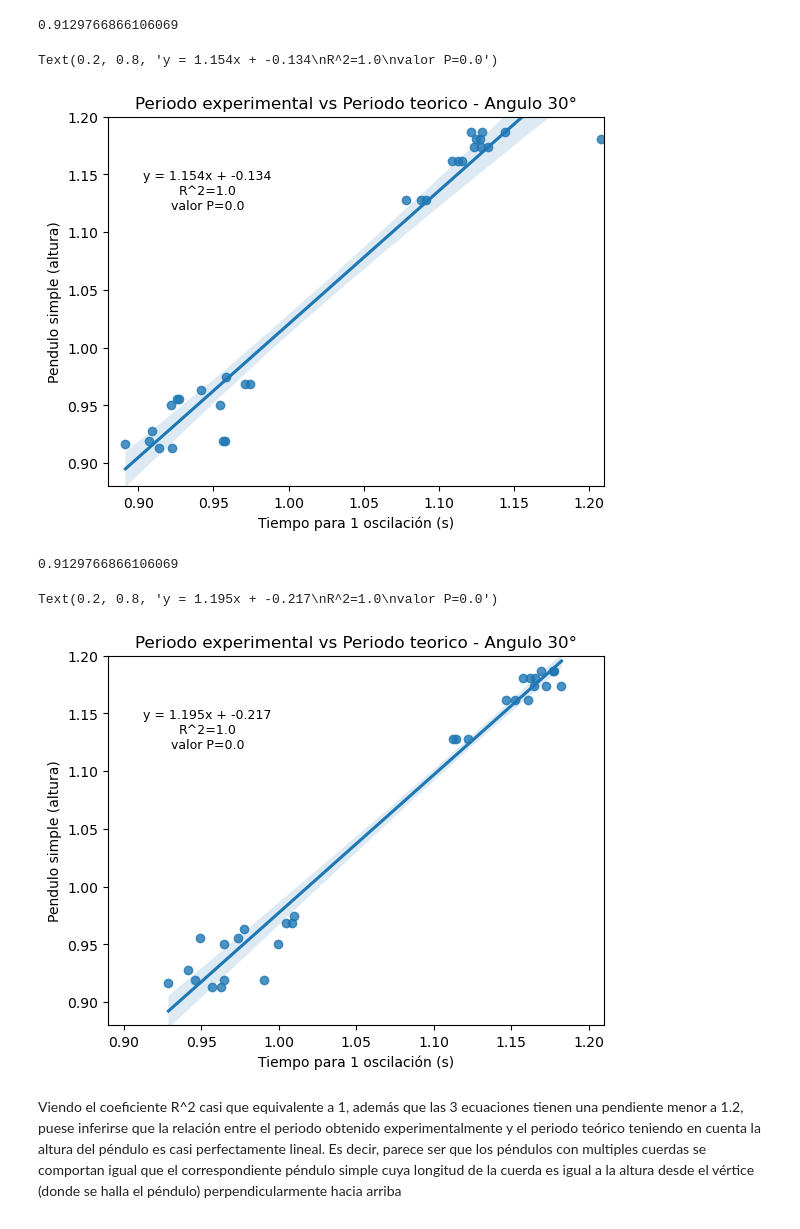
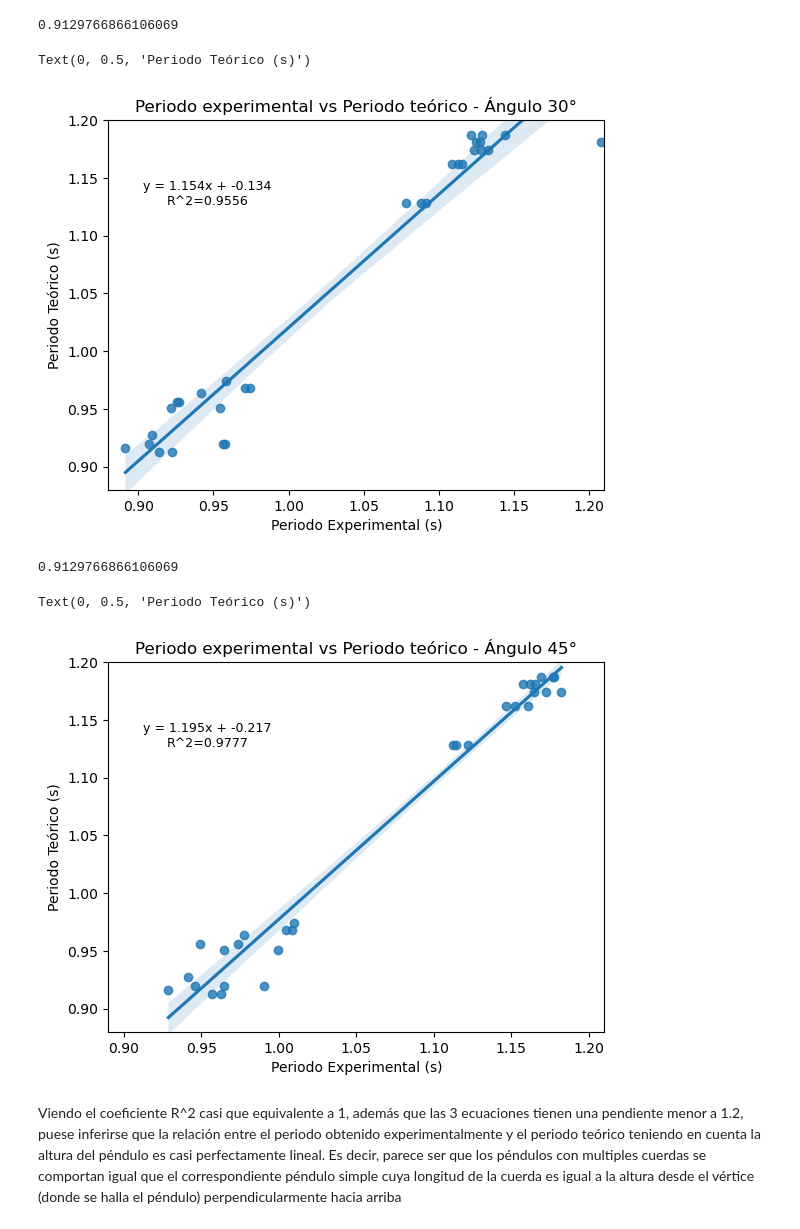
Before and after one commit to dnewbie25/pendulo-multiple, a Jupyter notebook: analisis.ipynb, the cells around one changed output. Drawn from its saved outputs; the diff is of its cells as text; code cells hidden in the pictures.

```diff
--- a/analisis.ipynb
+++ b/analisis.ipynb
@@ -51,17 +73,19 @@ angulo_30['Pendulo simple (altura)'].min()
 # %%
 grafico_30 = sns.regplot(data=angulo_30,x='Tiempo para 1 oscilación (s)', y='Pendulo simple (altura)')
 
 #regresion y su ecuacion con scipy
 slope, intercept, r, p, sterr = scipy.stats.linregress(x=grafico_30.get_lines()[0].get_xdata(),
                                                       y=grafico_30.get_lines()[0].get_ydata())
 
 grafico_30.set_xlim(0.88,1.21)
 grafico_30.set_ylim(0.88,1.2)
-plt.title('Periodo experimental vs Periodo teorico - Angulo 30°')
-plt.text(s=f'y = {round(slope,3)}x + {round(intercept,3)}\nR^2={r**2}\nvalor P={p}',x=0.2,y=0.8, fontsize=9, horizontalalignment='center',verticalalignment='center',transform = grafico_30.transAxes)
+plt.title('Periodo experimental vs Periodo teórico - Ángulo 30°')
+plt.text(s=f'y = {round(slope,3)}x + {round(intercept,3)}\nR^2={0.9556}',x=0.2,y=0.8, fontsize=9, horizontalalignment='center',verticalalignment='center',transform = grafico_30.transAxes)
+plt.xlabel("Periodo Experimental (s)")
+plt.ylabel("Periodo Teórico (s)")
 # %% [output]
-Text(0.2, 0.8, 'y = 1.154x + -0.134\nR^2=1.0\nvalor P=0.0')
+Text(0, 0.5, 'Periodo Teórico (s)')
-[figure, old version]
+[figure, new version]
 # %%
 angulo_45['Pendulo simple (altura)'].min()
 # %% [output]
@@ -75,11 +99,13 @@ slope, intercept, r, p, sterr = scipy.stats.linregress(x=grafico_45.get_lines()[
 
 grafico_45.set_xlim(0.89,1.21)
 grafico_45.set_ylim(0.88,1.2)
-plt.title('Periodo experimental vs Periodo teorico - Angulo 30°')
-plt.text(s=f'y = {round(slope,3)}x + {round(intercept,3)}\nR^2={r**2}\nvalor P={p}',x=0.2,y=0.8, fontsize=9, horizontalalignment='center',verticalalignment='center',transform = grafico_45.transAxes)
+plt.title('Periodo experimental vs Periodo teórico - Ángulo 45°')
+plt.text(s=f'y = {round(slope,3)}x + {round(intercept,3)}\nR^2={0.9777}',x=0.2,y=0.8, fontsize=9, horizontalalignment='center',verticalalignment='center',transform = grafico_45.transAxes)
+plt.xlabel("Periodo Experimental (s)")
+plt.ylabel("Periodo Teórico (s)")
 # %% [output]
-Text(0.2, 0.8, 'y = 1.195x + -0.217\nR^2=1.0\nvalor P=0.0')
+Text(0, 0.5, 'Periodo Teórico (s)')
-[figure, old version]
+[figure, new version]
 # %% [markdown]
 Viendo el coeficiente R^2 casi que equivalente a 1, además que las 3 ecuaciones tienen una pendiente menor a 1.2, puese inferirse que la relación entre el periodo obtenido experimentalmente y el periodo teórico teniendo en cuenta la altura del péndulo es casi perfectamente lineal. Es decir, parece ser que los péndulos con multiples cuerdas se comportan igual que el correspondiente péndulo simple cuya longitud de la cuerda es igual a la altura desde el vértice (donde se halla el péndulo) perpendicularmente hacia arriba
 # %% [markdown]
```
Also changed, not shown: parts of 6 cells of this notebook, 1 other file.
